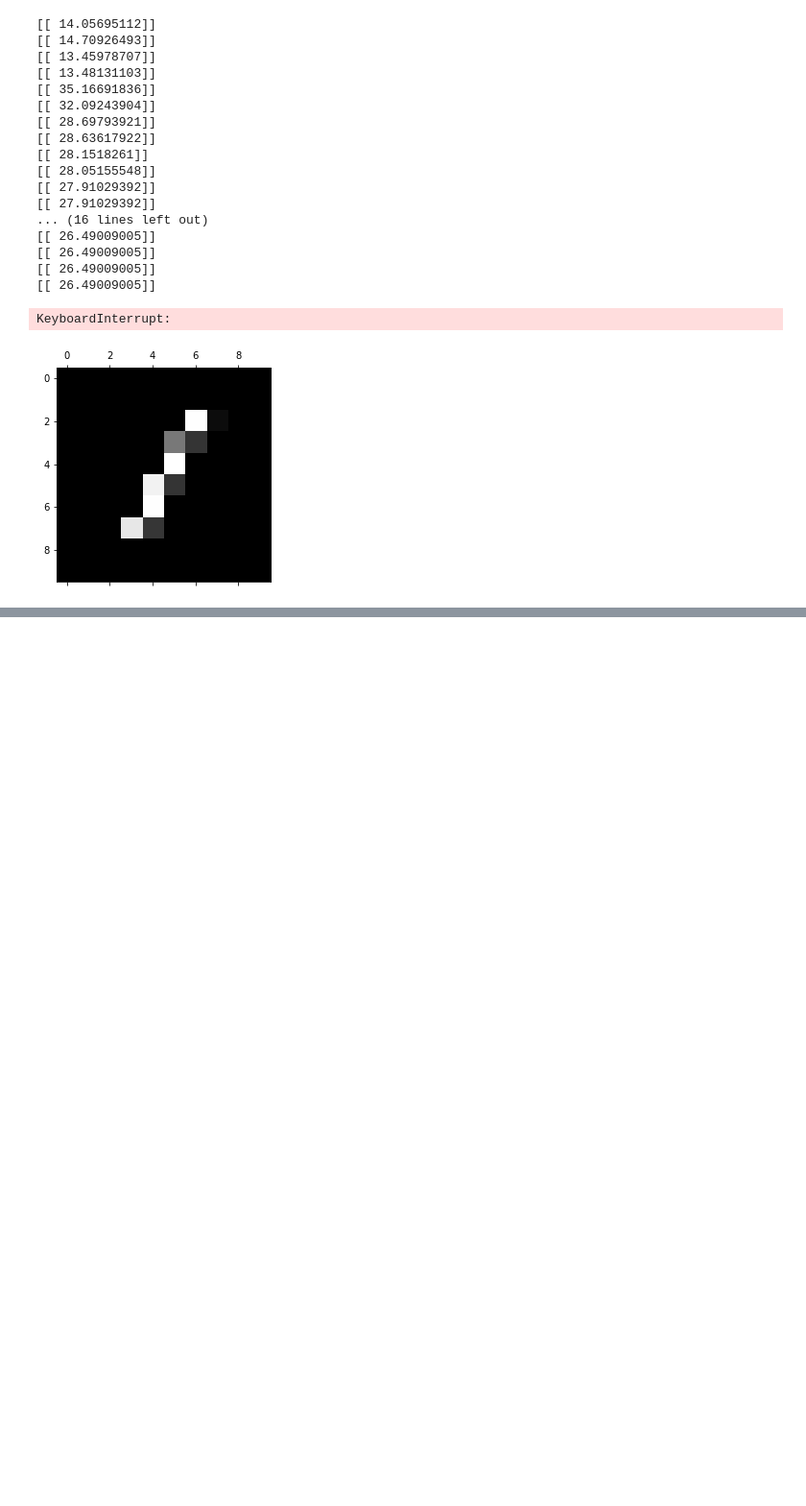
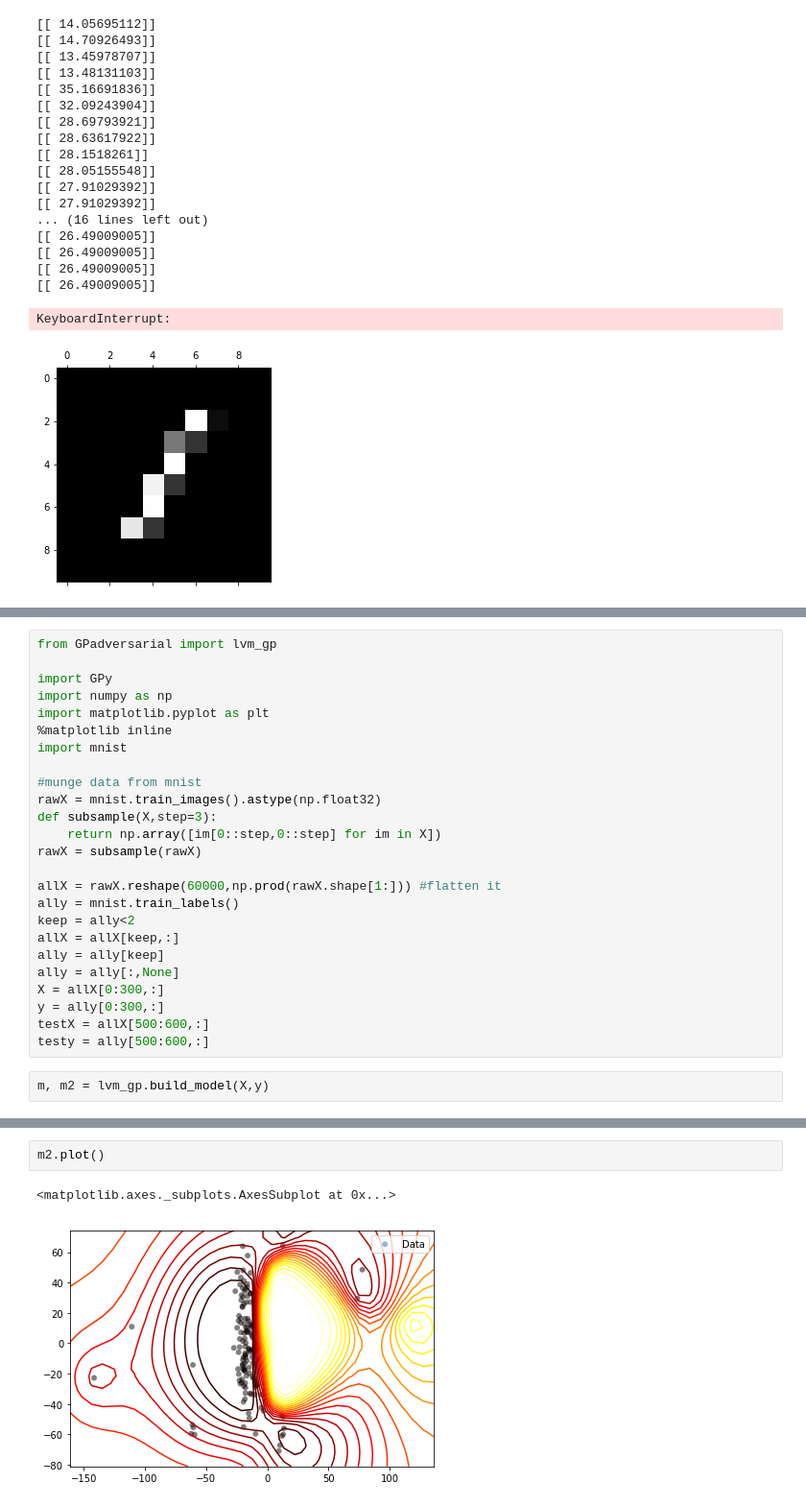
Before and after one commit to lionfish0/GPadversarial, a Jupyter notebook: jupyter/Demo.ipynb, the cells around one changed output, grey strips where cells are left out. Shown at 96% size. Drawn from its saved outputs; the diff is of its cells as text; blank space fills up the shorter version.

```diff
--- a/jupyter/Demo.ipynb
+++ b/jupyter/Demo.ipynb
@@ -208,0 +205,27 @@ KeyboardInterrupt:
+# %%
+from GPadversarial import lvm_gp
+
+import GPy
+import numpy as np
+import matplotlib.pyplot as plt
+%matplotlib inline
+import mnist
+
+#munge data from mnist
+rawX = mnist.train_images().astype(np.float32)
+def subsample(X,step=3):
+    return np.array([im[0::step,0::step] for im in X])
+rawX = subsample(rawX)
+
+allX = rawX.reshape(60000,np.prod(rawX.shape[1:])) #flatten it
+ally = mnist.train_labels()
+keep = ally<2
+allX = allX[keep,:]
+ally = ally[keep]
+ally = ally[:,None]
+X = allX[0:300,:]
+y = ally[0:300,:]
+testX = allX[500:600,:]
+testy = ally[500:600,:]
+# %%
+m, m2 = lvm_gp.build_model(X,y)
@@ -208,0 +241,5 @@ KeyboardInterrupt:
+# %%
+m2.plot()
+# %% [output]
+<matplotlib.axes._subplots.AxesSubplot at 0x...>
+[figure, added]
```
Also changed, not shown: parts of 6 cells of this notebook, 1 other file.
